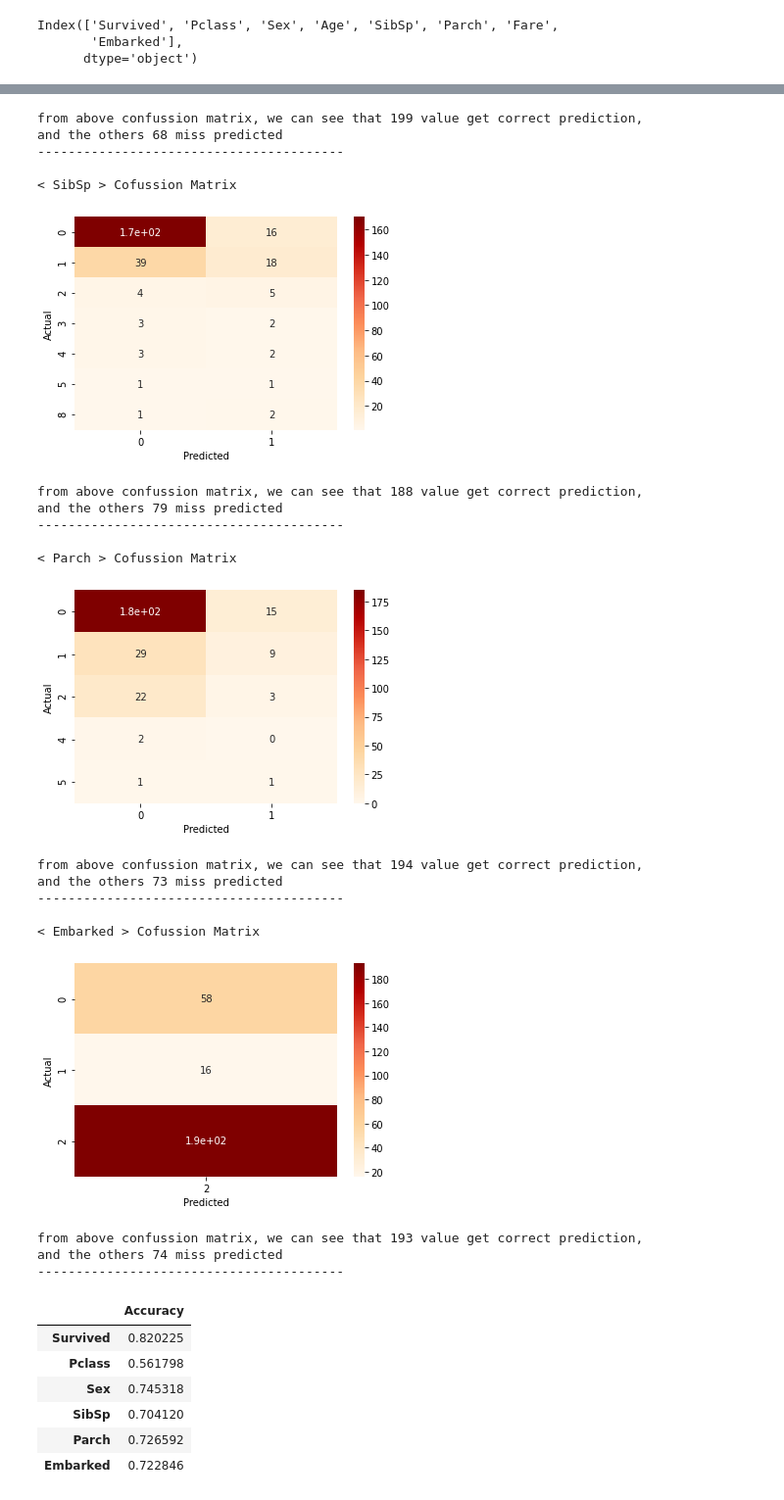
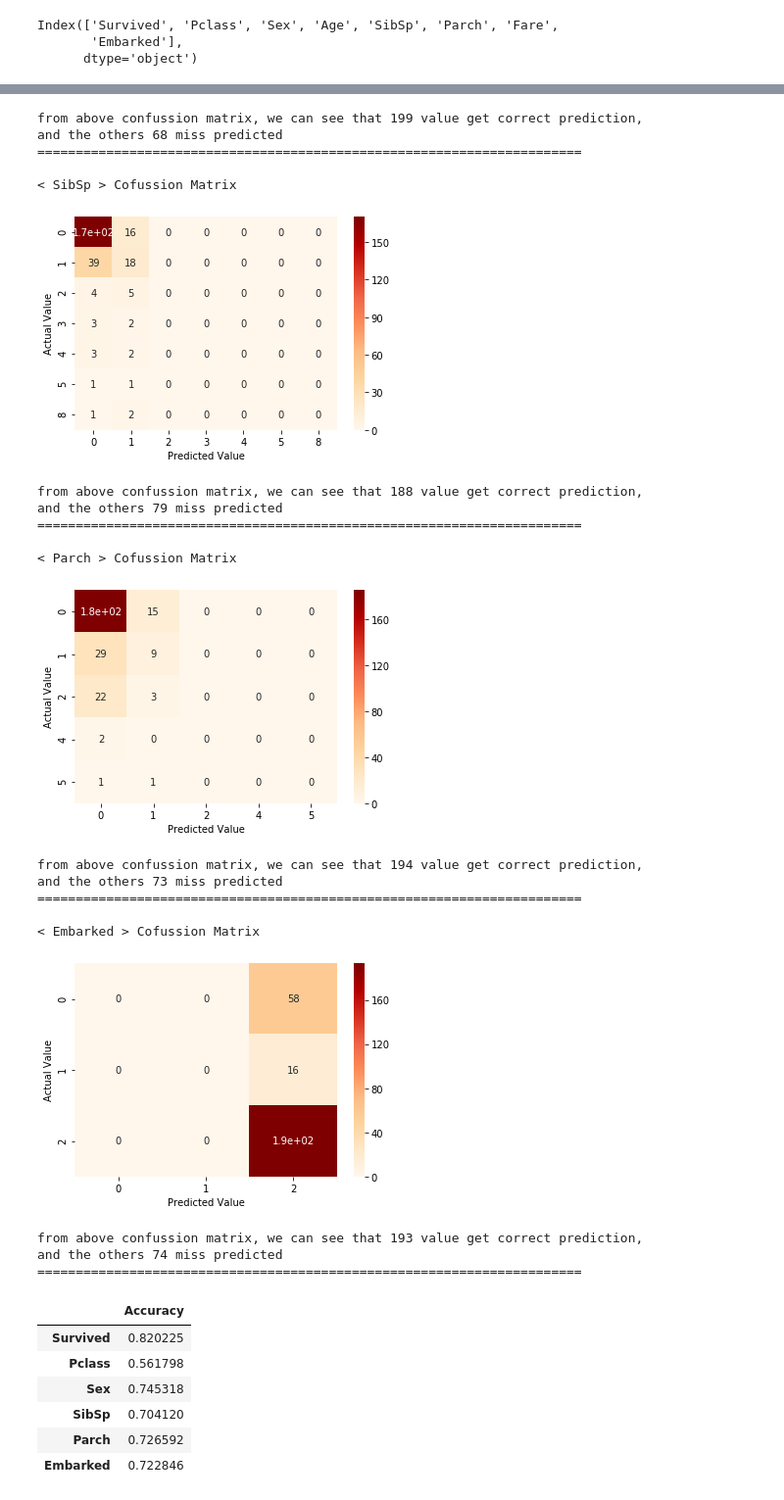
Before and after one commit to hilmandei/LetsUpgrade-AI-ML, a Jupyter notebook: Day-25/NB_Titanic_Dataset.ipynb, the cells around one changed output, grey strips where cells are left out. Shown at 98% size. Saved outputs shown, nothing was run; the diff lists cells and outputs as text; code cells hidden in the pictures.

```diff
--- a/Day-25/NB_Titanic_Dataset.ipynb
+++ b/Day-25/NB_Titanic_Dataset.ipynb
@@ -214,8 +211,9 @@ all_score['Survived'] = survived_score_gnb
 for dv in dv_variable:
     X = df_converted.drop(dv, axis =1)
     y = df_converted[dv]
-    X_train2, X_test2, y_train2, y_test2 = train_test_split(X, y, test_size = 0.3,
-                                                       random_state = 18)
+    X_train2, X_test2, y_train2, y_test2 = train_test_split(X, y, test_size = 0.3, random_state = 18)
+
+    indexing = (y_test2.value_counts().sort_index().index)
 
     gnb = BernoulliNB()
     gnb.fit(X_train2, y_train2)
@@ -225,17 +223,19 @@ for dv in dv_variable:
 
     all_score[dv] = score_gnb
 
+    print('<',dv, '> Cofussion Matrix')
+    con_mat = pd.DataFrame(confusion_matrix(y_test2, pred2), columns= indexing, index=indexing)
 
-    print('<',dv, '> Cofussion Matrix')
-    confusion_matrix2 = pd.crosstab(y_test2, pred2, rownames=['Actual'], colnames=['Predicted'])
-    sns.heatmap(confusion_matrix2, annot=True, cmap='OrRd')
+    sns.heatmap(con_mat, annot=True, cmap='OrRd')
+    plt.ylabel('Actual Value')
+    plt.xlabel('Predicted Value')
     plt.show()
 
     temp = []
-    for i in confusion_matrix2.columns:
-        for x in confusion_matrix2.index:
+    for i in con_mat.columns:
+        for x in con_mat.index:
             if x == i :
-                temp.append(confusion_matrix2.loc[x, i])
+                temp.append(con_mat.loc[x, i])
 
     val = sum(temp)
 
@@ -243,6 +243,6 @@ for dv in dv_variable:
 and the others {len(y_test2) - val} miss predicted"""
     print(text)
 
-    print('----------------------------------------\n')
+    print('=======================================================================\n')
 # %% [output]
 < Pclass > Cofussion Matrix
@@ -256,24 +256,24 @@ and the others 117 miss predicted
 from above confussion matrix, we can see that 199 value get correct prediction,
 and the others 68 miss predicted
-----------------------------------------
+=======================================================================
 
 < SibSp > Cofussion Matrix
-[figure, old version]
+[figure, new version]
 from above confussion matrix, we can see that 188 value get correct prediction,
 and the others 79 miss predicted
-----------------------------------------
+=======================================================================
 
 < Parch > Cofussion Matrix
-[figure, old version]
+[figure, new version]
 from above confussion matrix, we can see that 194 value get correct prediction,
 and the others 73 miss predicted
-----------------------------------------
+=======================================================================
 
 < Embarked > Cofussion Matrix
-[figure, old version]
+[figure, new version]
 from above confussion matrix, we can see that 193 value get correct prediction,
 and the others 74 miss predicted
-----------------------------------------
+=======================================================================
 # %%
 df_score = pd.DataFrame(data=(all_score.values()), index=all_score.keys(), columns = ['Accuracy'])
 df_score
```
Also changed, not shown: parts of 6 cells of this notebook.
